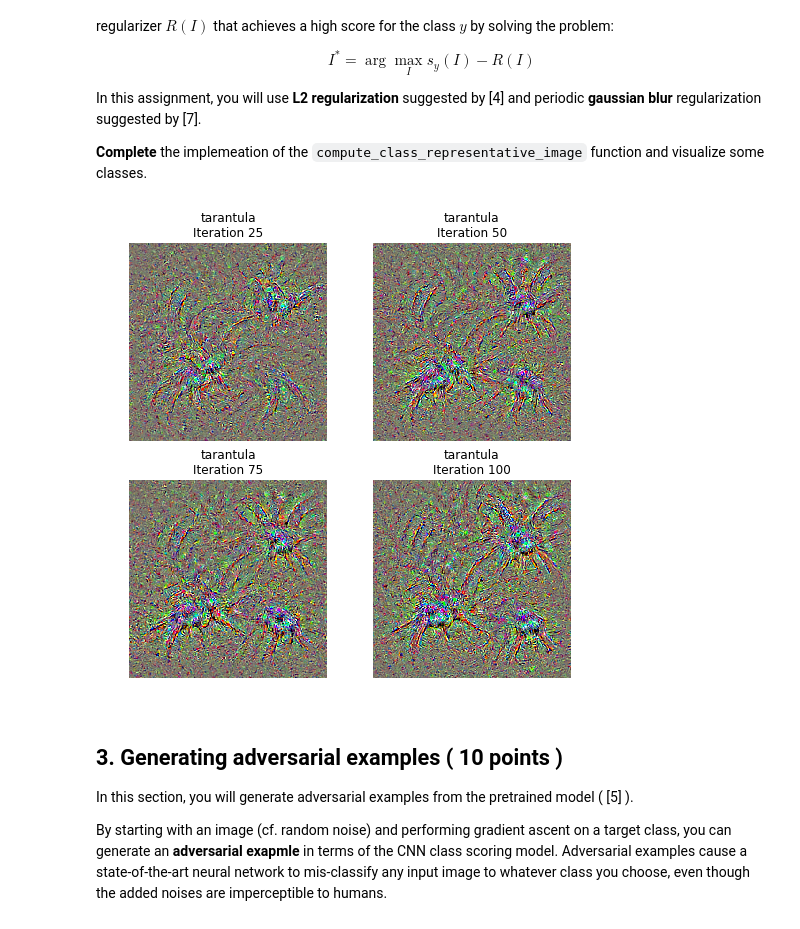
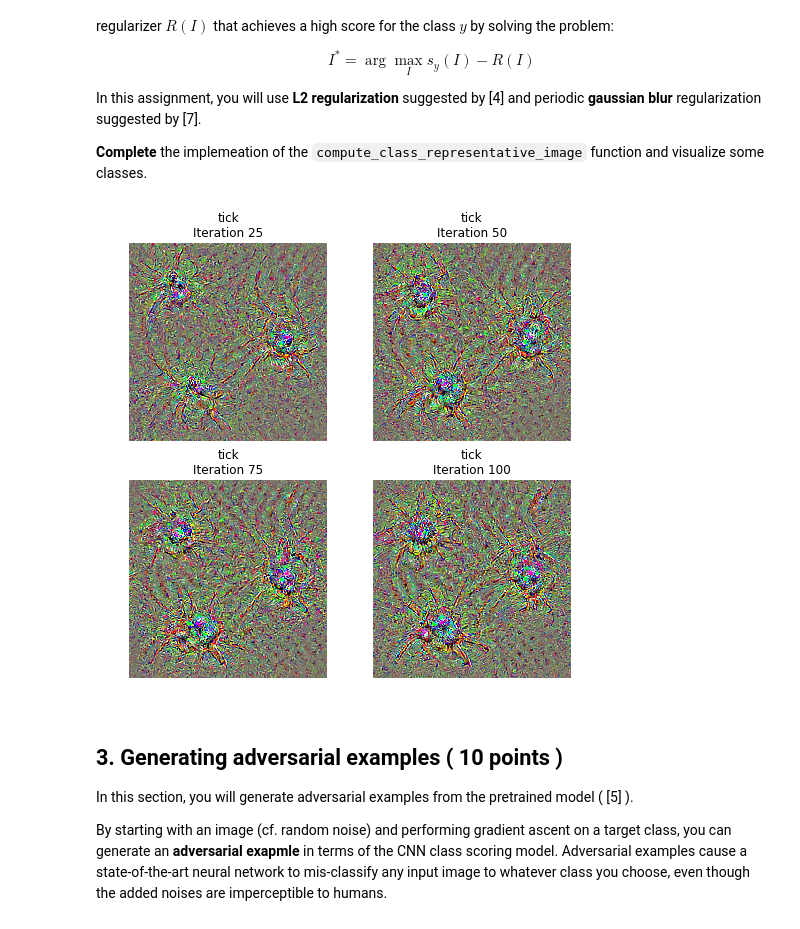
Before and after one commit to hyungsuklim/DeepLearning, a Jupyter notebook: Assignment2-3_Visualizing_CNN.ipynb, the cells around one changed output. Drawn from its saved outputs; the diff is of its cells as text; code cells hidden in the pictures.

```diff
--- a/Assignment2-3_Visualizing_CNN.ipynb
+++ b/Assignment2-3_Visualizing_CNN.ipynb
@@ -150,8 +155,9 @@ def compute_class_representative_image(sess, model, target_y):
     pass
     #First, need to compute loss which is the score for the target label for performing gradient ascent on a target class
     #Used tf.gather_nd that is used above in Saliency.
-    target_loss = tf.gather_nd(model.outputs, [[0, target_y]]) - tf.norm(model.inputs)
-    #Second, gradient value of loss(same size as model.inputs) w.r.t. model.inputs
+    idx = [[0, target_y]]
+    target_loss = tf.gather_nd(model.outputs, idx) - tf.norm(model.inputs)
+    #Second, gradient value of loss w.r.t. model.inputs
     #By using 'tf.gradients'
     gradient_asc = tf.gradients(target_loss, model.inputs)
     ##############################################################################
@@ -171,36 +177,37 @@ def compute_class_representative_image(sess, model, target_y):
         #As Yosinski et al said on section 3(Last paragraph of page 5).
         #Get the gradient value of score by feeding in values and make the shape of gradient_steps as (1,224,224,3)
         #gradient_steps = []
         [gradient_steps] = sess.run(gradient_asc, feed_dict={model.inputs: Xi, model.targets:[target_y]})
         #print (gradient_steps)
+        #Adding gradient_steps with multiplying learning rate into Xi which is x* in research paper.
         Xi += gradient_steps * learning_rate
         ##############################################################################
         #                             END OF YOUR CODE                               #
         ##############################################################################
 
         # Unjitter and clip the image
         Xi = unjitter_image(Xi, ox, oy)
 
         # Blur preriodically
         if t % blur_every == 0:
             Xi = blur_image(Xi, sigma=0.5)
 
         # Save intermediate images
         X[t+1] = Xi
 
     return X
 
-target_y = 76 # Tarantula
-# target_y = 78 # Tick
+#target_y = 76 # Tarantula
+target_y = 78 # Tick
 # target_y = 187 # Yorkshire Terrier
 # target_y = 683 # Oboe
 # target_y = 366 # Gorilla
 # target_y = 604 # Hourglass
 # target_y = np.random.randint(1000)
 CR = compute_class_representative_image(sess, model, target_y)
 plot_images(CR, target_y, Class_names, ClassRepresentatve=True)
 # %% [output]
-[figure, old version]
+[figure, new version]
 # %% [markdown]
 ## <a name="3"></a> 3. Generating adversarial examples ( 10 points )
 
```
Also changed, not shown: parts of 2 cells of this notebook, 3 other files.
